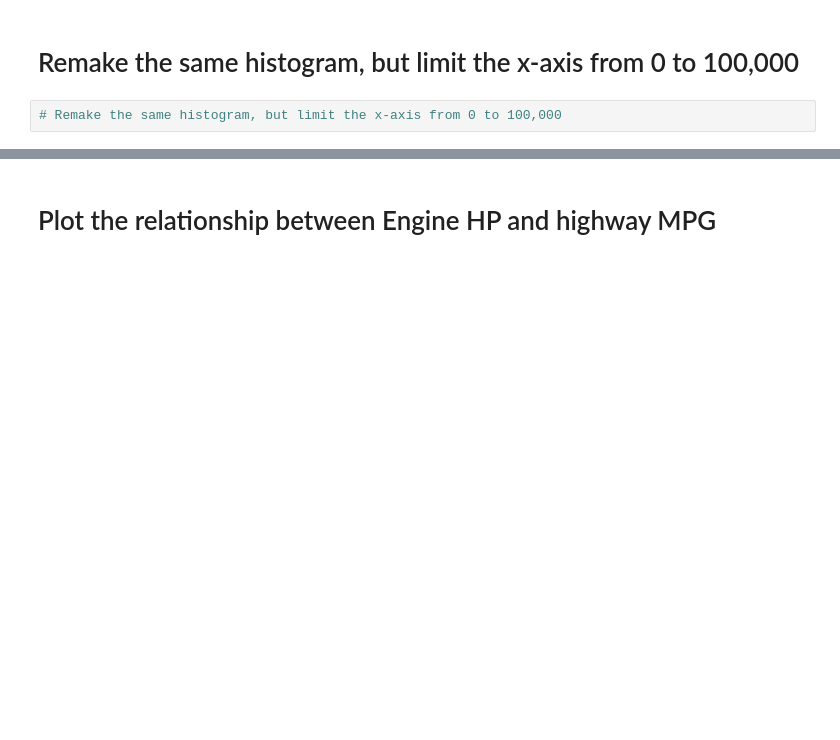
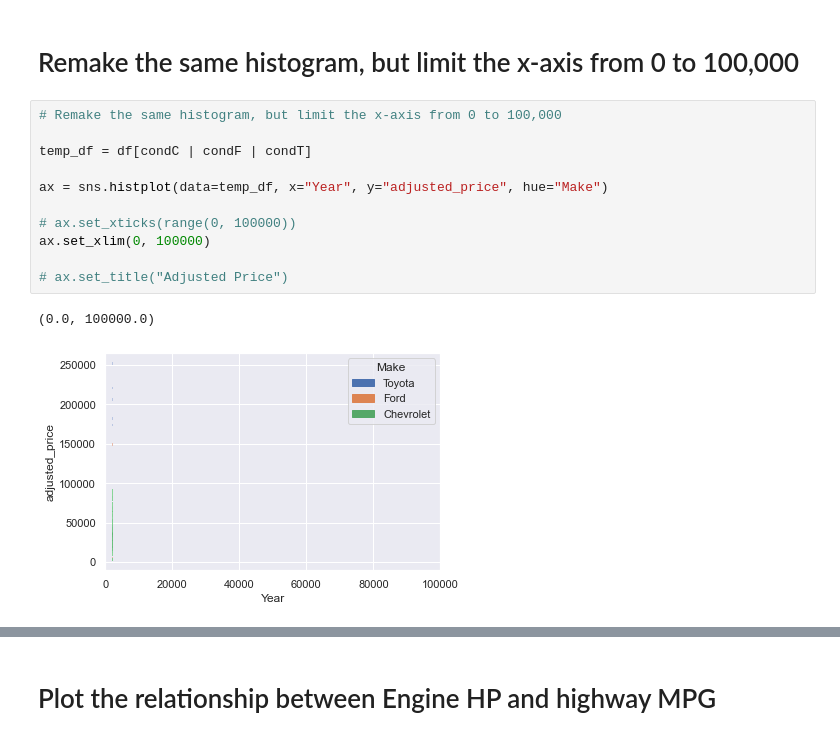
Before and after one commit to NeneWang/2022-fall-data-science, a Jupyter notebook: Week-02-EDA/Exercise-EDA.ipynb, the cells around one changed output, grey strips where cells are left out. Saved outputs shown, nothing was run; the diff lists cells and outputs as text; blank space fills up the shorter version.

```diff
--- a/Week-02-EDA/Exercise-EDA.ipynb
+++ b/Week-02-EDA/Exercise-EDA.ipynb
@@ -259,3 +282,15 @@ count_makes[:5].plot(kind='barh', figsize=(13,21))
 # Remake the same histogram, but limit the x-axis from 0 to 100,000
 # %%
 # Remake the same histogram, but limit the x-axis from 0 to 100,000
+
+temp_df = df[condC | condF | condT]
+
+ax = sns.histplot(data=temp_df, x="Year", y="adjusted_price", hue="Make")
+
+# ax.set_xticks(range(0, 100000))
+ax.set_xlim(0, 100000)
+
+# ax.set_title("Adjusted Price")
+# %% [output]
+(0.0, 100000.0)
+[figure, added]
```
Also changed, not shown: parts of 36 cells of this notebook, 1 other file.
